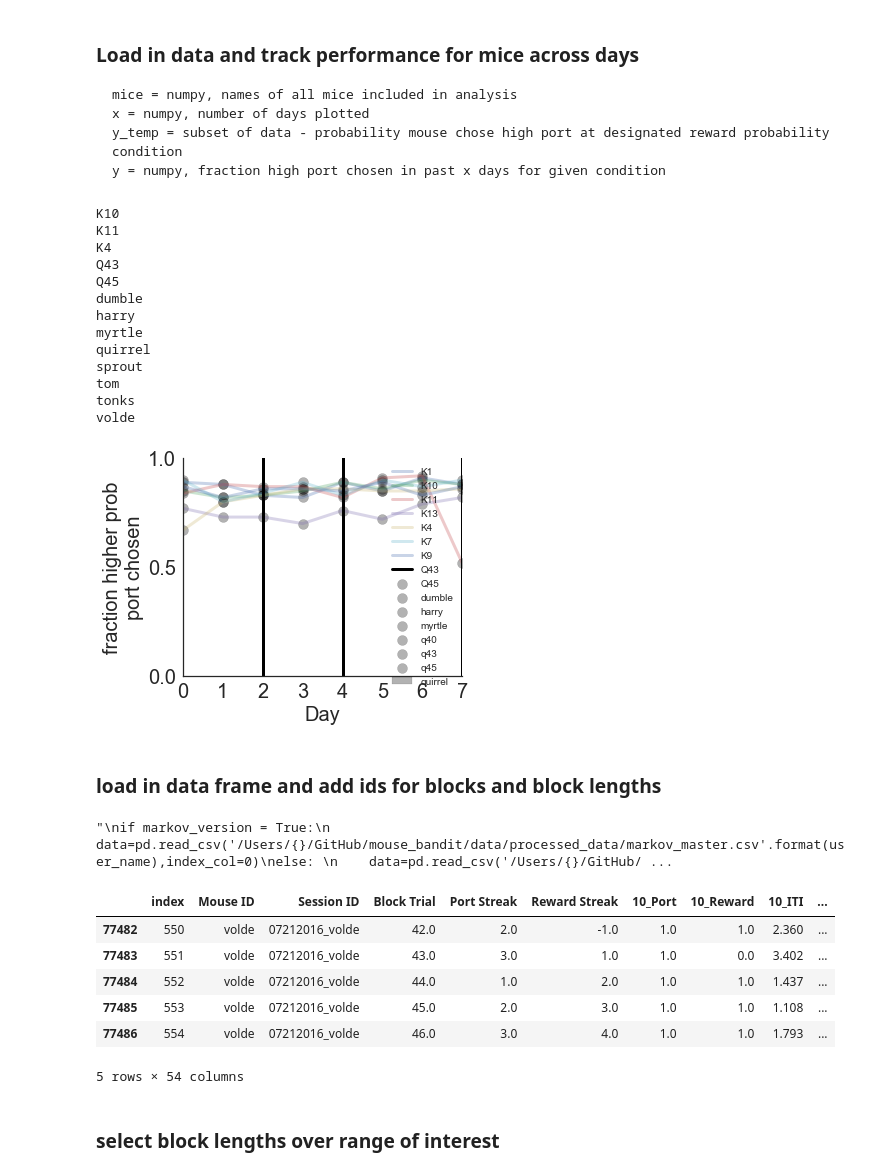
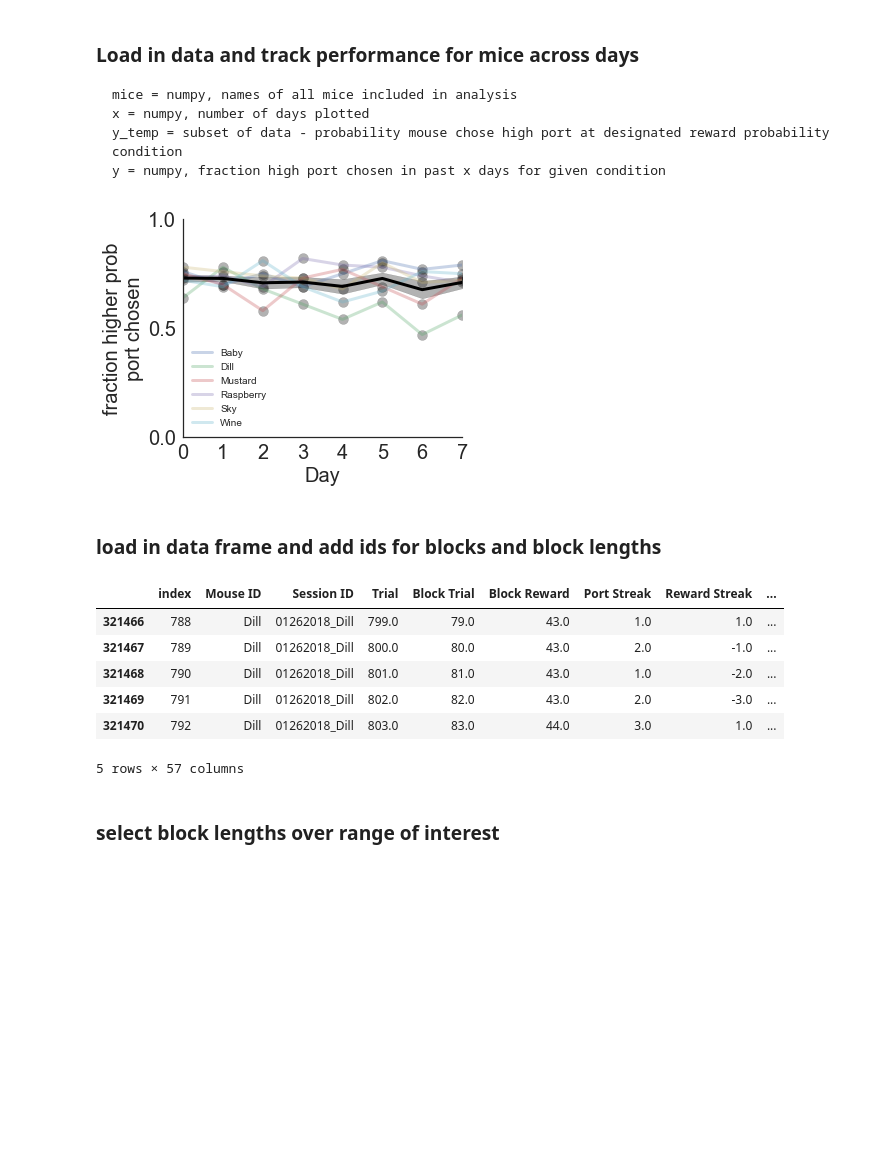
Before and after one commit to celiaberon/mouse_bandit, a Jupyter notebook: jupyter_notebooks/working/p_high_port.ipynb, the cells around one changed output. Saved outputs shown, nothing was run; the diff lists cells and outputs as text; code cells hidden in the pictures; blank space fills up the shorter version.

```diff
--- a/jupyter_notebooks/working/p_high_port.ipynb
+++ b/jupyter_notebooks/working/p_high_port.ipynb
@@ -18,6 +17,9 @@ import matplotlib.pyplot as plt
 import seaborn as sns
 import add_columns_feature_matrix as fm_add
 %matplotlib inline
+# %%
+markov_version = True
+block_range = [0, np.inf]
 # %%
 if markov_version == True:
     record = pd.read_csv('/Users/{}/GitHub/mouse_bandit/celia_session_record.csv'.format(user_name),index_col=0)
@@ -72,63 +74,40 @@ sns.set_style('white')
 plt.figure(figsize=(5,4))
 
 ndays = 10
 highport = np.empty((mice.shape[0],ndays)) # number of mice x number of days
 day = np.arange(0,ndays) # number of days to plot
 
 k = 0
 for i,mouse in enumerate(mice):
-    highport_temp = record[((record['Mouse ID'] == mouse) & ((record['Left Reward Prob'] == 0.9) | (record['Left Reward Prob'] == 0.1)))]['p(high Port)'].values
+    highport_temp = record[((record['Mouse ID'] == mouse) & ((record['Left Reward Prob'] == 0.7) | (record['Left Reward Prob'] == 0.3)))]['p(high Port)'].values
     try:
         highport[k,:] = highport_temp[-ndays:] # values of fraction high port chosen for last 10 days
         plt.plot(day,highport[k,:],label=mouse,alpha=0.3,linewidth=3)
         plt.scatter(day,highport[k,:],label=mouse,alpha=0.3,s=100,color='black')
         k+=1
     except:
         print(mouse)
 
 plt.plot(day,highport.mean(axis=0),color='black',linewidth=3)
 err = highport.std(axis=0)/np.sqrt(7)
 plt.fill_between(day,y1=highport.mean(axis=0)+err,y2=highport.mean(axis=0)-err,color='black',alpha=0.3)
 
 # figure asthetics
 plt.ylim(0,1)
 plt.xlim(0,7) # only plot 7 days
 plt.xticks(fontsize=20)
 plt.yticks([0,0.5,1],fontsize=20)
 plt.xlabel('Day',fontsize=20)
 plt.ylabel('fraction higher prob\nport chosen',fontsize=20)
 plt.legend((mice), loc='best')
 sns.despine(top='True')
 # %% [output]
-K10
-K11
-K4
-Q43
-Q45
-dumble
-harry
-myrtle
-quirrel
-sprout
-tom
-tonks
-volde
-[figure, old version]
+[figure, new version]
 # %% [markdown]
 ### load in data frame and add ids for blocks and block lengths
-# %%
-'''
-if markov_version = True:
-    data=pd.read_csv('/Users/{}/GitHub/mouse_bandit/data/processed_data/markov_master.csv'.format(user_name),index_col=0)
-else:
-    data=pd.read_csv('/Users/{}/GitHub/mouse_bandit/data/processed_data/master_data.csv'.format(user_name),index_col=0)
-
-data.shape
-'''
-# %% [output]
-"\nif markov_version = True:\n    data=pd.read_csv('/Users/{}/GitHub/mouse_bandit/data/processed_data/markov_master.csv'.format(user_name),index_col=0)\nelse: \n    data=pd.read_csv('/Users/{}/GitHub/ ...
 # %%
 if markov_version == True:
+    # these csvs and markov_master have already removed all non-markovian sessions
     data90 = pd.read_csv('/Users/{}/GitHub/mouse_bandit/data/processed_data/markov_9010.csv'.format(user_name),index_col=0)
     data80 = pd.read_csv('/Users/{}/GitHub/mouse_bandit/data/processed_data/markov_8020.csv'.format(user_name),index_col=0)
     data70 = pd.read_csv('/Users/{}/GitHub/mouse_bandit/data/processed_data/markov_7030.csv'.format(user_name),index_col=0)
@@ -150,13 +129,13 @@ data.shape
 data = fm_add.add_block_ids(data, record, [], user_name)
 data.tail(5)
 # %% [output]
-|  | index | Mouse ID | Session ID | Block Trial | Port Streak | Reward Streak | 10_Port | 10_Reward | 10_ITI | ... |
-| 77482 | 550 | volde | 07212016_volde | 42.0 | 2.0 | -1.0 | 1.0 | 1.0 | 2.360 | ... |
-| 77483 | 551 | volde | 07212016_volde | 43.0 | 3.0 | 1.0 | 1.0 | 0.0 | 3.402 | ... |
-| 77484 | 552 | volde | 07212016_volde | 44.0 | 1.0 | 2.0 | 1.0 | 1.0 | 1.437 | ... |
-| 77485 | 553 | volde | 07212016_volde | 45.0 | 2.0 | 3.0 | 1.0 | 1.0 | 1.108 | ... |
-| 77486 | 554 | volde | 07212016_volde | 46.0 | 3.0 | 4.0 | 1.0 | 1.0 | 1.793 | ... |
+|  | index | Mouse ID | Session ID | Trial | Block Trial | Block Reward | Port Streak | Reward Streak | ... |
+| 321466 | 788 | Dill | 01262018_Dill | 799.0 | 79.0 | 43.0 | 1.0 | 1.0 | ... |
+| 321467 | 789 | Dill | 01262018_Dill | 800.0 | 80.0 | 43.0 | 2.0 | -1.0 | ... |
+| 321468 | 790 | Dill | 01262018_Dill | 801.0 | 81.0 | 43.0 | 1.0 | -2.0 | ... |
+| 321469 | 791 | Dill | 01262018_Dill | 802.0 | 82.0 | 43.0 | 2.0 | -3.0 | ... |
+| 321470 | 792 | Dill | 01262018_Dill | 803.0 | 83.0 | 44.0 | 3.0 | 1.0 | ... |
-5 rows × 54 columns
+5 rows × 57 columns
 # %% [markdown]
 ### select block lengths over range of interest
 # %%
```
Also changed, not shown: parts of 13 cells of this notebook, 1 other file.
